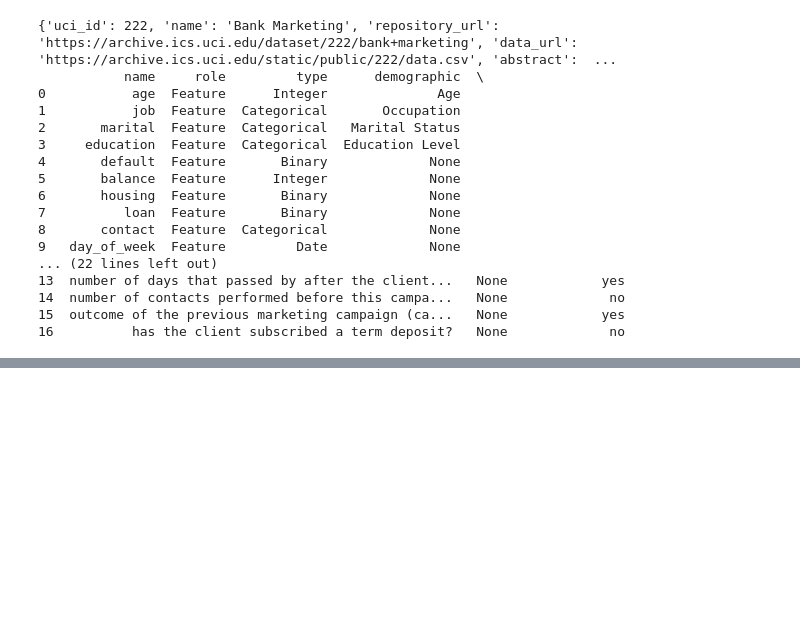
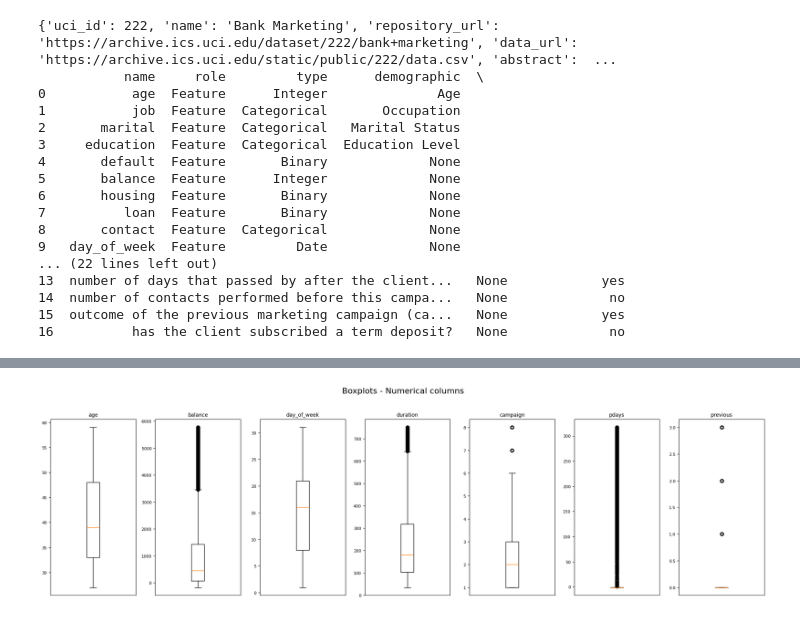
Before and after one commit to cesar1091/csca5622_final_project, a Jupyter notebook: eda.ipynb, the cells around one changed output, grey strips where cells are left out. Cells and saved outputs as stored; diff of their text form; code cells hidden in the pictures; blank space fills up the shorter version.

```diff
--- a/eda.ipynb
+++ b/eda.ipynb
@@ -95,0 +317,27 @@ print(X.shape)
+# %%
+from scipy.stats.mstats import winsorize
+
+outlier_columns = ['age','balance','duration','campaign','pdays','previous']
+for col in outlier_columns:
+    data = df[col].values
+    winzorized_data = winsorize(data, limits=[0.05, 0.05])
+    df[col] = winzorized_data
+# %%
+# Create subplots for each variable on its own scale
+fig, axes = plt.subplots(nrows=1, ncols=7, figsize=(20, 6), sharey=False)
+
+# Plot each column separately
+for i, column in enumerate(numerical_columns):
+    axes[i].boxplot(df[column], vert=True)
+    axes[i].set_title(column, fontsize=10)
+    axes[i].tick_params(axis='x', which='both', bottom=False, top=False, labelbottom=False)
+    axes[i].tick_params(axis='y', labelsize=8)
+
+# Add a main title
+fig.suptitle("Boxplots - Numerical columns", fontsize=16)
+plt.tight_layout(rect=[0, 0, 1, 0.95])
+
+# Show the plot
+plt.show()
+# %% [output]
+[figure, added]
```
Also changed, not shown: parts of 37 cells of this notebook, 3 other files.
